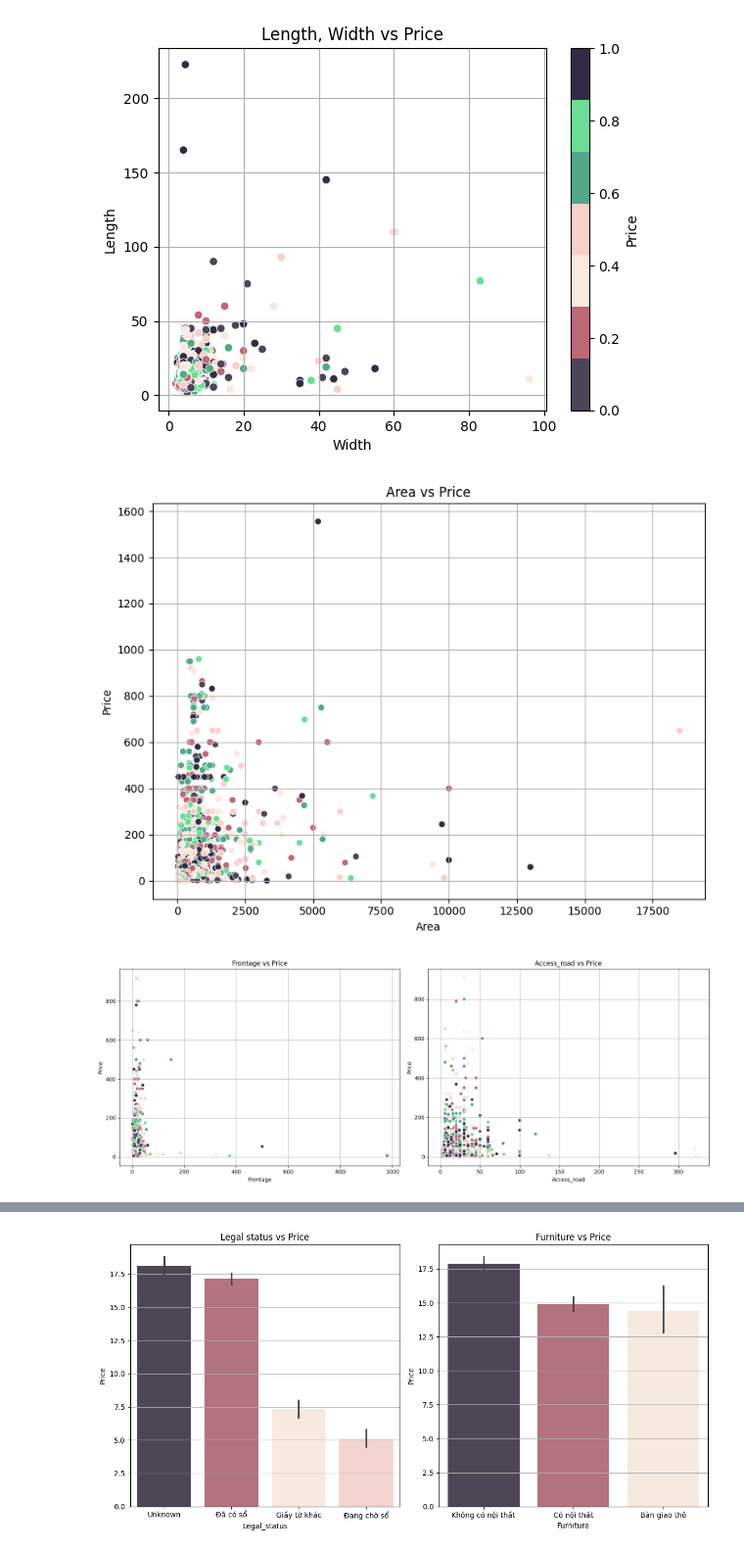
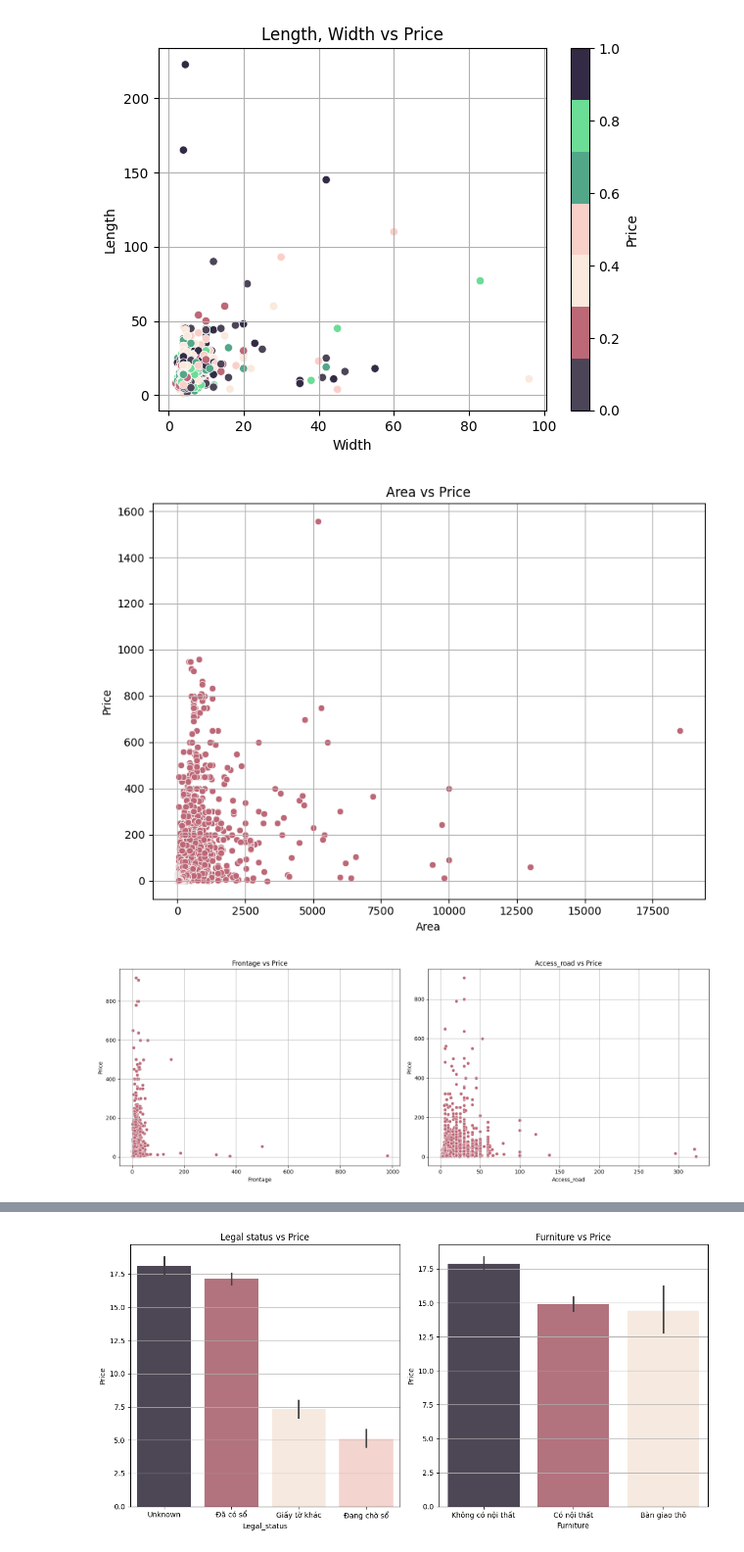
Before and after one commit to nldhuyen0047/real_estate_project, a Jupyter notebook: real_estate.ipynb, the cells around one changed output, grey strips where cells are left out. Shown at 98% size. Cells and saved outputs as stored; diff of their text form; code cells hidden in the pictures.

```diff
--- a/real_estate.ipynb
+++ b/real_estate.ipynb
@@ -494,31 +518,31 @@ scatter_p2("Width", "Length")
 # %%
 plt.figure(figsize=(8, 6))
 
 plt.title('Area vs Price')
-sns.scatterplot(data=df, x="Area", y="Price", hue="Price", palette=custom_palette, legend=False)
+sns.scatterplot(data=df, x="Area", y="Price", color="#BD6877")
 plt.xlabel('Area')
 plt.ylabel('Price')
 
 plt.tight_layout()
 plt.show()
 # %% [output]
-[figure, old version]
+[figure, new version]
 # %%
 fig, axes = plt.subplots(1, 2, figsize=(16, 6))
 
 # Biểu đồ Frontage vs Price
 axes[0].set_title('Frontage vs Price')
-sns.scatterplot(data=df, x="Frontage", y="Price", hue="Price", legend=False,palette=custom_palette, ax=axes[0])
+sns.scatterplot(data=df, x="Frontage", y="Price", color="#BD6877", palette=custom_palette, ax=axes[0])
 axes[0].set_xlabel('Frontage')
 axes[0].set_ylabel('Price')
 
 # Biểu đồ Access_road vs Price
 axes[1].set_title('Access_road vs Price')
-sns.scatterplot(data=df, x="Access_road", y="Price", hue="Price", legend=False, palette=custom_palette, ax=axes[1])
+sns.scatterplot(data=df, x="Access_road", y="Price", color="#BD6877", palette=custom_palette, ax=axes[1])
 axes[1].set_xlabel('Access_road')
 axes[1].set_ylabel('Price')
 
 plt.tight_layout()
 plt.show()
 # %% [output]
-[figure, old version]
+[figure, new version]
```
Also changed, not shown: parts of 4 cells of this notebook.
